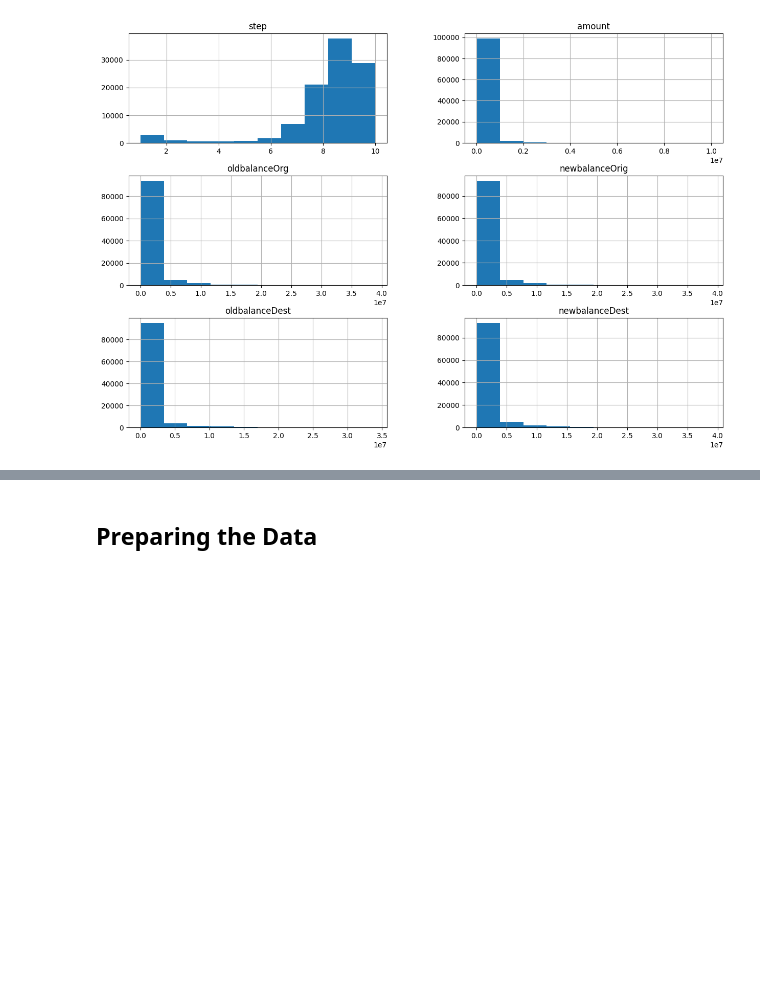
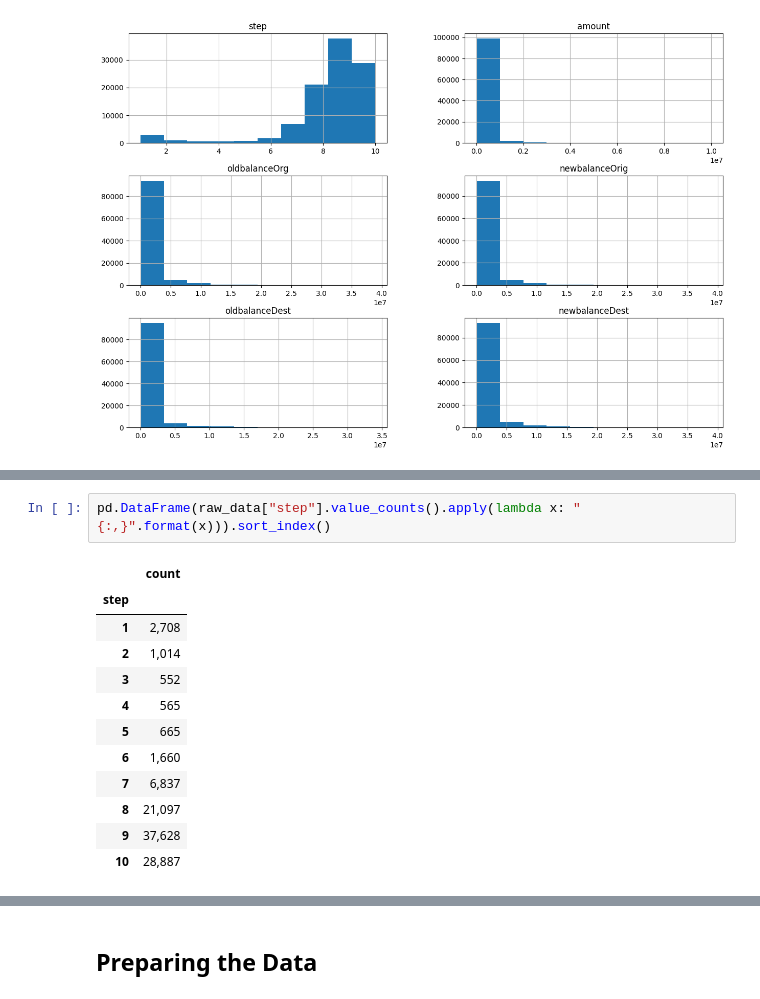
Before and after one commit to noahfrank0001/BankFraudDetection, a Jupyter notebook: analysis.ipynb, the cells around one changed output, grey strips where cells are left out. Drawn from its saved outputs; the diff is of its cells as text; blank space fills up the shorter version.

```diff
--- a/analysis.ipynb
+++ b/analysis.ipynb
@@ -94,0 +124,15 @@ Name: count, dtype: int64
+# %%
+pd.DataFrame(raw_data["step"].value_counts().apply(lambda x: "{:,}".format(x))).sort_index()
+# %% [output]
+|  | count |
+| step |  |
+| 1 | 2,708 |
+| 2 | 1,014 |
+| 3 | 552 |
+| 4 | 565 |
+| 5 | 665 |
+| 6 | 1,660 |
+| 7 | 6,837 |
+| 8 | 21,097 |
+| 9 | 37,628 |
+| 10 | 28,887 |
```
Also changed, not shown: parts of 37 cells of this notebook.
